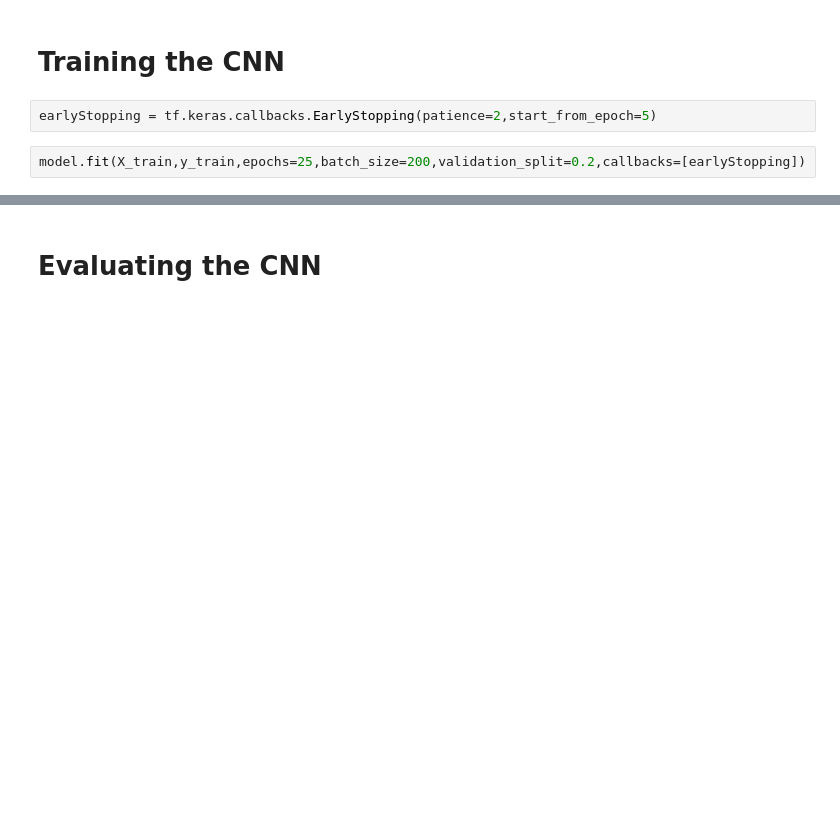
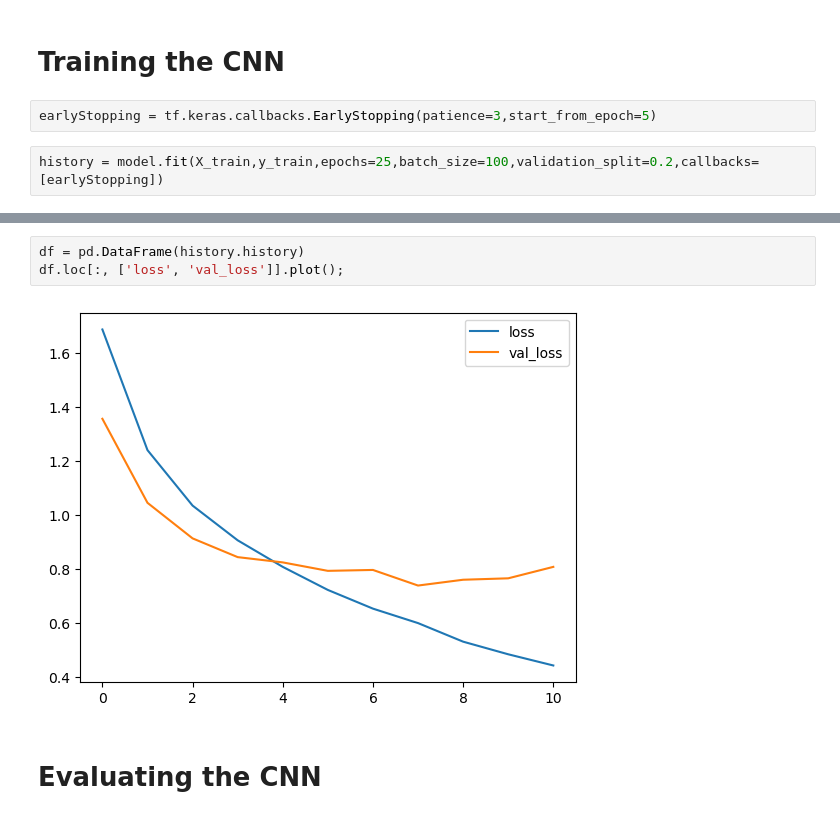
Before and after one commit to IqmanS/Deep-Learning-Notebooks, a Jupyter notebook: 3-CNN-CIFAR10-Image-Classification.ipynb, the cells around one changed output, grey strips where cells are left out. Cells and saved outputs as stored; diff of their text form; blank space fills up the shorter version.

Commit message:
Notebook 3 | 📸 CIFAR10 Image Classification CNN

```diff
--- a/3-CNN-CIFAR10-Image-Classification.ipynb
+++ b/3-CNN-CIFAR10-Image-Classification.ipynb
@@ -135,8 +137,8 @@ model.compile(optimizer='adam',loss='sparse_categorical_crossentropy',metrics=['
 # %% [markdown]
 # Training the CNN
 # %%
-earlyStopping = tf.keras.callbacks.EarlyStopping(patience=2,start_from_epoch=5)
+earlyStopping = tf.keras.callbacks.EarlyStopping(patience=3,start_from_epoch=5)
 # %%
-model.fit(X_train,y_train,epochs=25,batch_size=200,validation_split=0.2,callbacks=[earlyStopping])
+history = model.fit(X_train,y_train,epochs=25,batch_size=100,validation_split=0.2,callbacks=[earlyStopping])
 # %% [output]
 Epoch 1/25
@@ -163,3 +161,8 @@ Epoch 10/25
+# %%
+df = pd.DataFrame(history.history)
+df.loc[:, ['loss', 'val_loss']].plot();
+# %% [output]
+[figure, added]
 # %% [markdown]
 # Evaluating the CNN
 # %%
```
Also changed, not shown: parts of 5 cells of this notebook.
